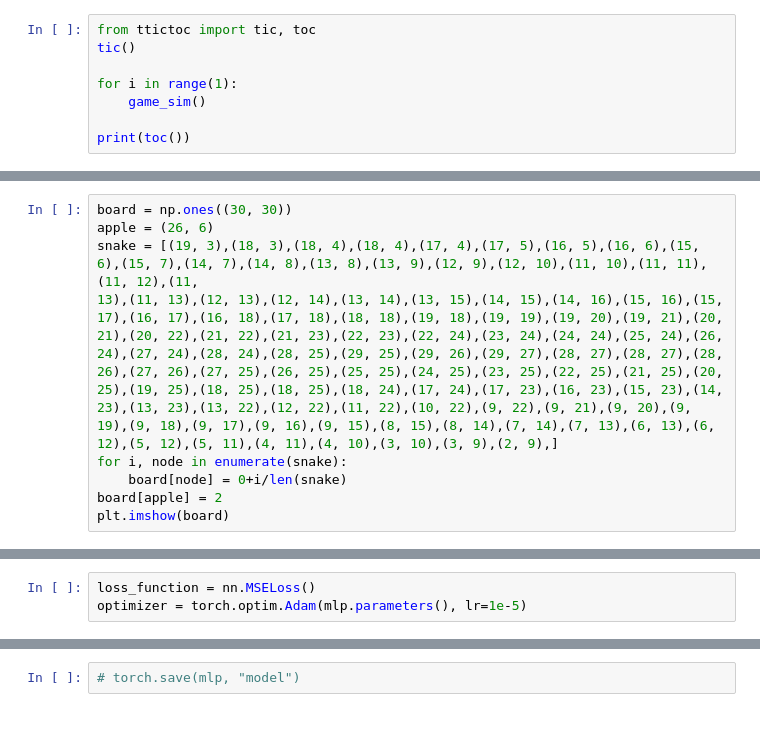
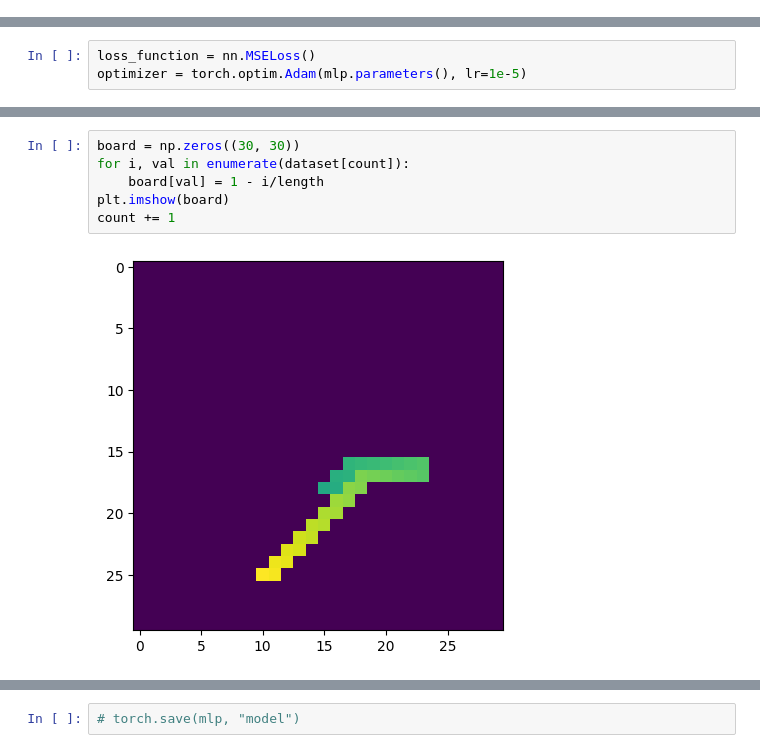
Before and after one commit to BradyWynn/snake, a Jupyter notebook: Snake.ipynb, the cells around one changed output, grey strips where cells are left out. Cells and saved outputs as stored; diff of their text form; blank space fills up the shorter version.

```diff
--- a/Snake.ipynb
+++ b/Snake.ipynb
@@ -16,8 +8,0 @@ libc = cdll.msvcrt
-# %%
-from ttictoc import tic, toc
-tic()
-
-for i in range(1):
-    game_sim()
-
-print(toc())
@@ -37,12 +8,0 @@ plt.imshow(board)
-# %%
-board = np.ones((30, 30))
-apple = (26, 6)
-snake = [(19, 3),(18, 3),(18, 4),(18, 4),(17, 4),(17, 5),(16, 5),(16, 6),(15, 6),(15, 7),(14, 7),(14, 8),(13, 8),(13, 9),(12, 9),(12, 10),(11, 10),(11, 11),(11, 12),(11,
-13),(11, 13),(12, 13),(12, 14),(13, 14),(13, 15),(14, 15),(14, 16),(15, 16),(15, 17),(16, 17),(16, 18),(17, 18),(18, 18),(19, 18),(19, 19),(19, 20),(19, 21),(20,
-21),(20, 22),(21, 22),(21, 23),(22, 23),(22, 24),(23, 24),(24, 24),(25, 24),(26, 24),(27, 24),(28, 24),(28, 25),(29, 25),(29, 26),(29, 27),(28, 27),(28, 27),(28,
-26),(27, 26),(27, 25),(26, 25),(25, 25),(24, 25),(23, 25),(22, 25),(21, 25),(20, 25),(19, 25),(18, 25),(18, 25),(18, 24),(17, 24),(17, 23),(16, 23),(15, 23),(14,
-23),(13, 23),(13, 22),(12, 22),(11, 22),(10, 22),(9, 22),(9, 21),(9, 20),(9, 19),(9, 18),(9, 17),(9, 16),(9, 15),(8, 15),(8, 14),(7, 14),(7, 13),(6, 13),(6, 12),(5, 12),(5, 11),(4, 11),(4, 10),(3, 10),(3, 9),(2, 9),]
-for i, node in enumerate(snake):
-    board[node] = 0+i/len(snake)
-board[apple] = 2
-plt.imshow(board)
@@ -127,2 +97,10 @@ optimizer = torch.optim.Adam(mlp.parameters(), lr=1e-5)
+# %%
+board = np.zeros((30, 30))
+for i, val in enumerate(dataset[count]):
+    board[val] = 1 - i/length
+plt.imshow(board)
+count += 1
+# %% [output]
+[figure, added]
 # %%
 while True:
```
Also changed, not shown: parts of 14 cells of this notebook, 6 other files.
